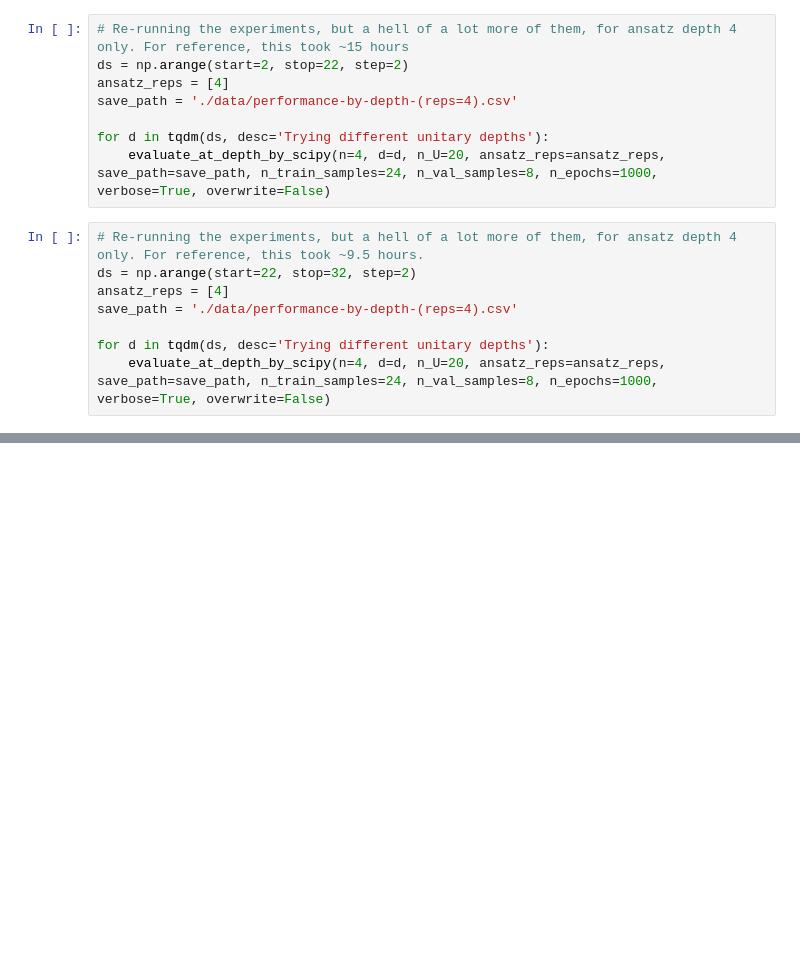
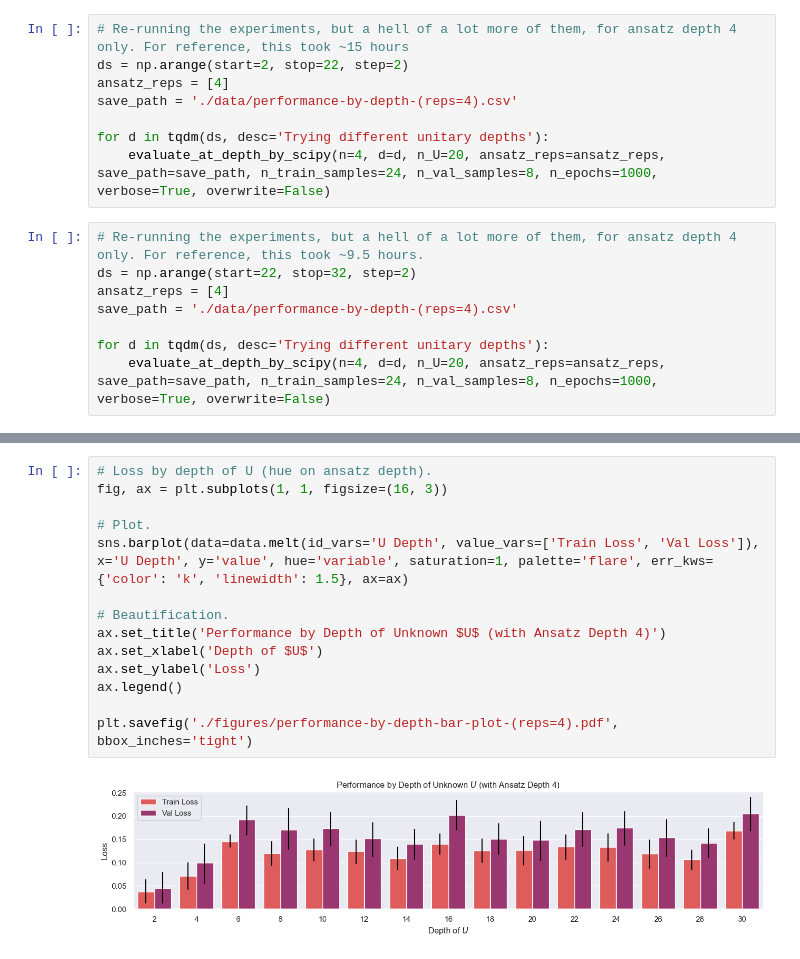
Before and after one commit to BenPrie/variational-local-inversions, a Jupyter notebook: learning-by-depth.ipynb, the cells around one changed output, grey strips where cells are left out. Cells and saved outputs as stored; diff of their text form; blank space fills up the shorter version.

```diff
--- a/learning-by-depth.ipynb
+++ b/learning-by-depth.ipynb
@@ -325,0 +362,16 @@ for d in tqdm(ds, desc='Trying different unitary depths'):
+# %%
+# Loss by depth of U (hue on ansatz depth).
+fig, ax = plt.subplots(1, 1, figsize=(16, 3))
+
+# Plot.
+sns.barplot(data=data.melt(id_vars='U Depth', value_vars=['Train Loss', 'Val Loss']), x='U Depth', y='value', hue='variable', saturation=1, palette='flare', err_kws={'color': 'k', 'linewidth': 1.5}, ax=ax)
+
+# Beautification.
+ax.set_title('Performance by Depth of Unknown $U$ (with Ansatz Depth 4)')
+ax.set_xlabel('Depth of $U$')
+ax.set_ylabel('Loss')
+ax.legend()
+
+plt.savefig('./figures/performance-by-depth-bar-plot-(reps=4).pdf', bbox_inches='tight')
+# %% [output]
+[figure, added]
```
Also changed, not shown: parts of 5 cells of this notebook, 2 other files.
